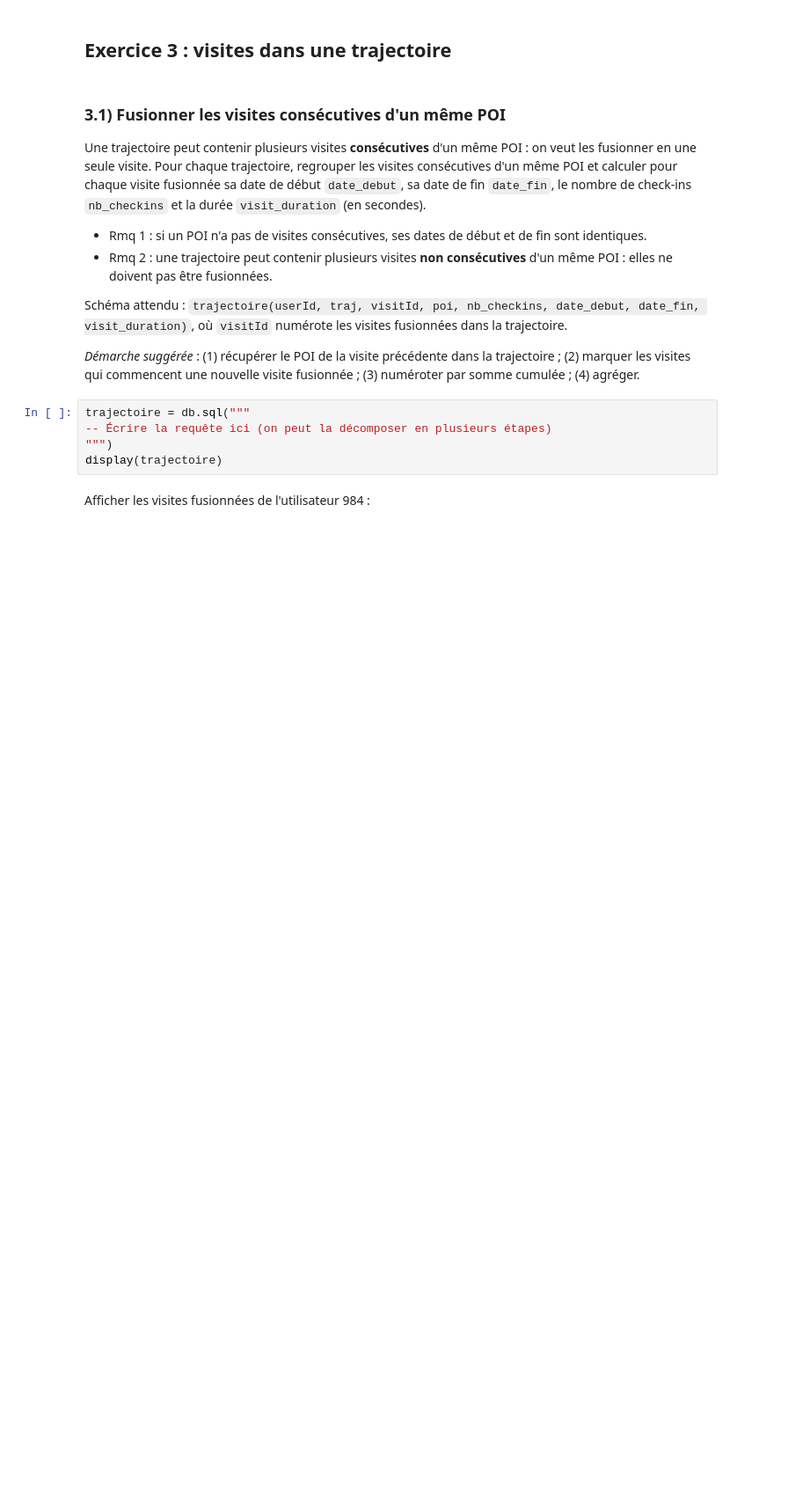
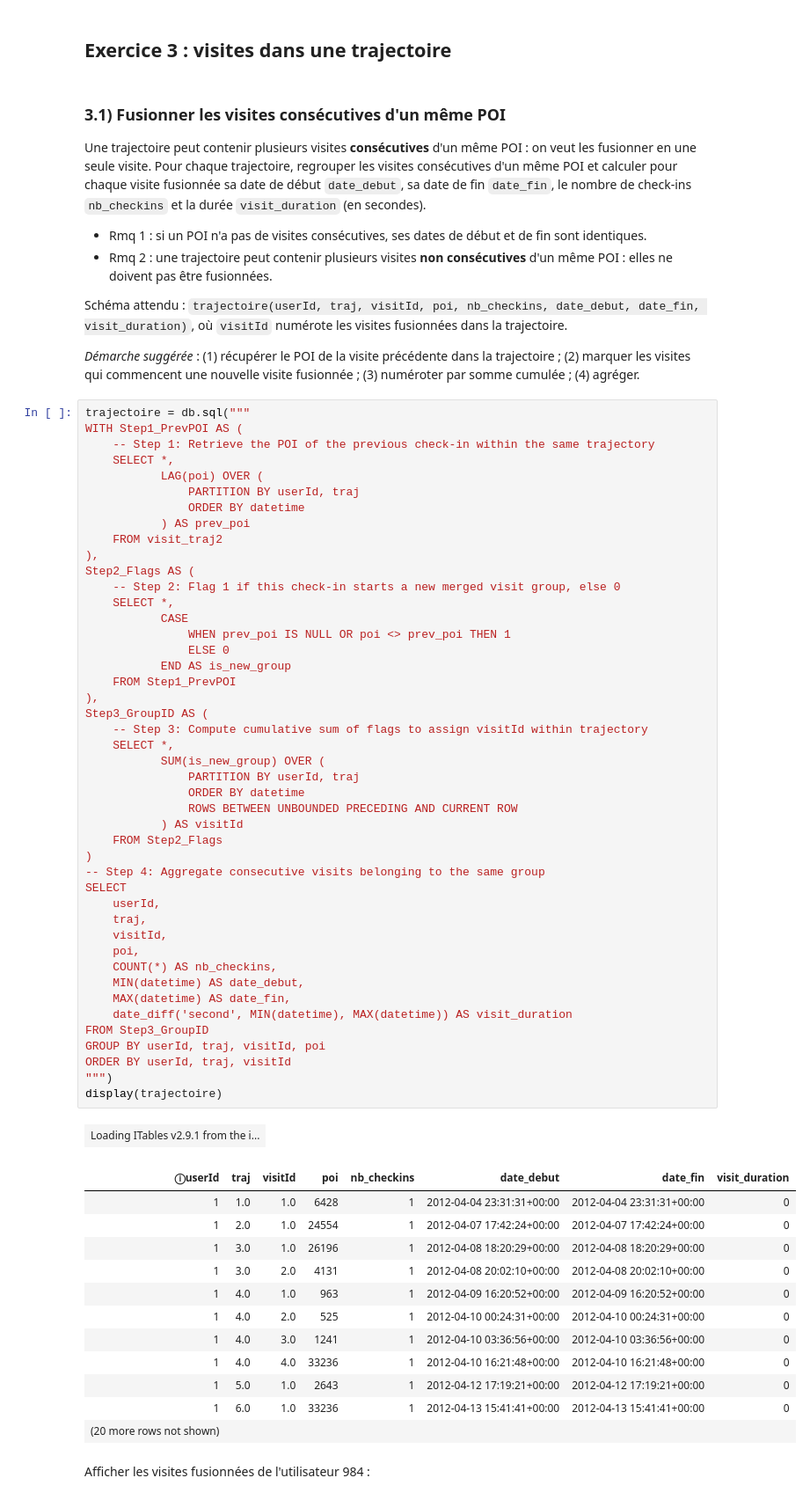
Before and after one commit to cwilson-su/Large-Scale-Data-Analytics-Labs, a Jupyter notebook: LAB2_2026_Fenetres_avec_duckdb.ipynb, the cells around one changed output. Shown at 88% size. Saved outputs shown, nothing was run; the diff lists cells and outputs as text; blank space fills up the shorter version.

```diff
--- a/LAB2_2026_Fenetres_avec_duckdb.ipynb
+++ b/LAB2_2026_Fenetres_avec_duckdb.ipynb
@@ -1311,11 +1311,65 @@ où `visitId` numérote les visites fusionnées dans la trajectoire.
 
 *Démarche suggérée* : (1) récupérer le POI de la visite précédente dans la trajectoire ;
 (2) marquer les visites qui commencent une nouvelle visite fusionnée ; (3) numéroter par somme cumulée ; (4) agréger.
-# %%
-trajectoire = db.sql("""
--- Écrire la requête ici (on peut la décomposer en plusieurs étapes)
-""")
-display(trajectoire)
+# %%
+trajectoire = db.sql("""
+WITH Step1_PrevPOI AS (
+    -- Step 1: Retrieve the POI of the previous check-in within the same trajectory
+    SELECT *,
+           LAG(poi) OVER (
+               PARTITION BY userId, traj
+               ORDER BY datetime
+           ) AS prev_poi
+    FROM visit_traj2
+),
+Step2_Flags AS (
+    -- Step 2: Flag 1 if this check-in starts a new merged visit group, else 0
+    SELECT *,
+           CASE
+               WHEN prev_poi IS NULL OR poi <> prev_poi THEN 1
+               ELSE 0
+           END AS is_new_group
+    FROM Step1_PrevPOI
+),
+Step3_GroupID AS (
+    -- Step 3: Compute cumulative sum of flags to assign visitId within trajectory
+    SELECT *,
+           SUM(is_new_group) OVER (
+               PARTITION BY userId, traj
+               ORDER BY datetime
+               ROWS BETWEEN UNBOUNDED PRECEDING AND CURRENT ROW
+           ) AS visitId
+    FROM Step2_Flags
+)
+-- Step 4: Aggregate consecutive visits belonging to the same group
+SELECT
+    userId,
+    traj,
+    visitId,
+    poi,
+    COUNT(*) AS nb_checkins,
+    MIN(datetime) AS date_debut,
+    MAX(datetime) AS date_fin,
+    date_diff('second', MIN(datetime), MAX(datetime)) AS visit_duration
+FROM Step3_GroupID
+GROUP BY userId, traj, visitId, poi
+ORDER BY userId, traj, visitId
+""")
+display(trajectoire)
+# %% [output]
+| Loading ITables v2.9.1 from the i... |
+| ⓘuserId | traj | visitId | poi | nb_checkins | date_debut | date_fin | visit_duration |
+| 1 | 1.0 | 1.0 | 6428 | 1 | 2012-04-04 23:31:31+00:00 | 2012-04-04 23:31:31+00:00 | 0 |
+| 1 | 2.0 | 1.0 | 24554 | 1 | 2012-04-07 17:42:24+00:00 | 2012-04-07 17:42:24+00:00 | 0 |
+| 1 | 3.0 | 1.0 | 26196 | 1 | 2012-04-08 18:20:29+00:00 | 2012-04-08 18:20:29+00:00 | 0 |
+| 1 | 3.0 | 2.0 | 4131 | 1 | 2012-04-08 20:02:10+00:00 | 2012-04-08 20:02:10+00:00 | 0 |
+| 1 | 4.0 | 1.0 | 963 | 1 | 2012-04-09 16:20:52+00:00 | 2012-04-09 16:20:52+00:00 | 0 |
+| 1 | 4.0 | 2.0 | 525 | 1 | 2012-04-10 00:24:31+00:00 | 2012-04-10 00:24:31+00:00 | 0 |
+| 1 | 4.0 | 3.0 | 1241 | 1 | 2012-04-10 03:36:56+00:00 | 2012-04-10 03:36:56+00:00 | 0 |
+| 1 | 4.0 | 4.0 | 33236 | 1 | 2012-04-10 16:21:48+00:00 | 2012-04-10 16:21:48+00:00 | 0 |
+| 1 | 5.0 | 1.0 | 2643 | 1 | 2012-04-12 17:19:21+00:00 | 2012-04-12 17:19:21+00:00 | 0 |
+| 1 | 6.0 | 1.0 | 33236 | 1 | 2012-04-13 15:41:41+00:00 | 2012-04-13 15:41:41+00:00 | 0 |
+| (20 more rows not shown) |  |  |  |  |  |  |  |
 # %% [markdown]
 Afficher les visites fusionnées de l'utilisateur 984 :
 # %%
```
Also changed, not shown: parts of 9 cells of this notebook.
